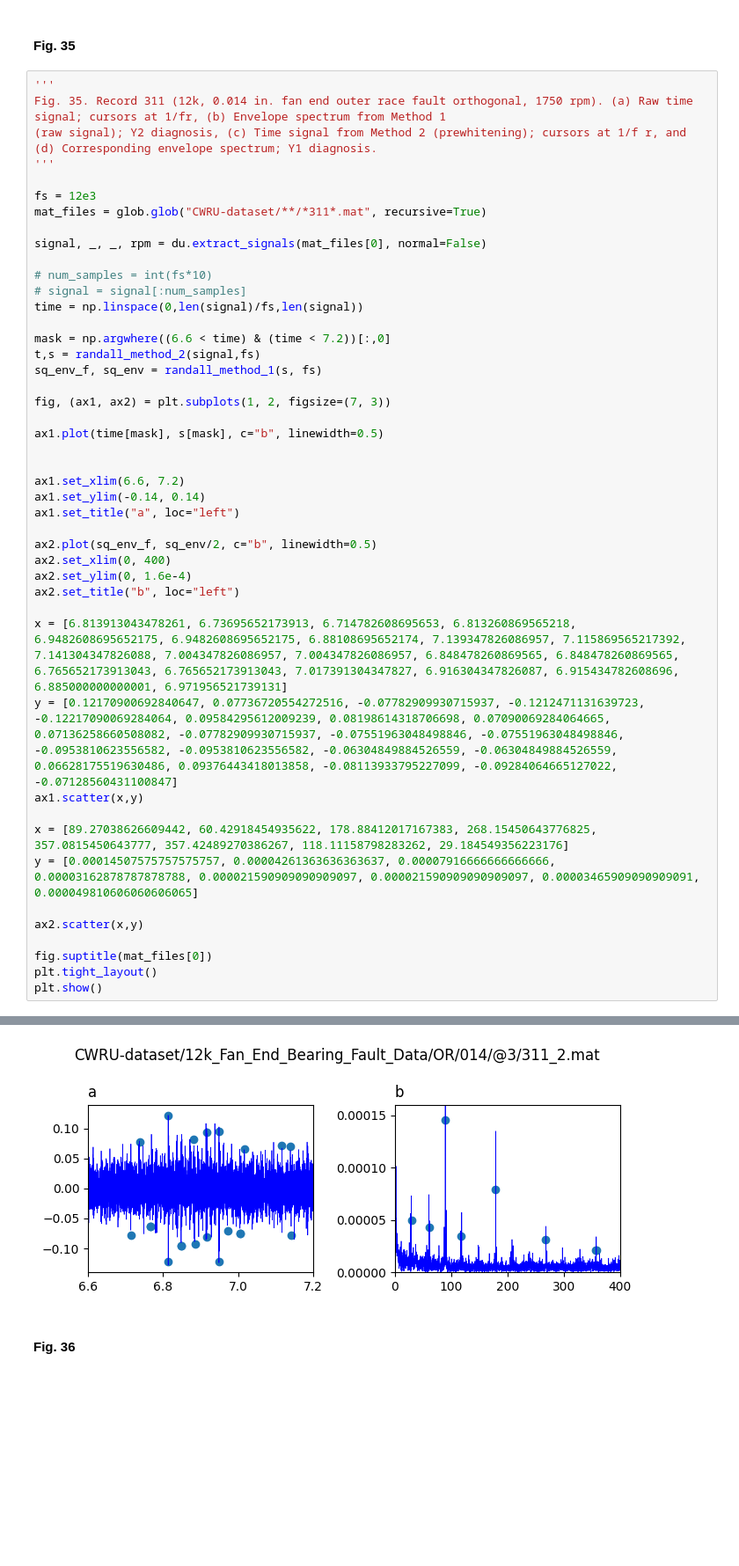
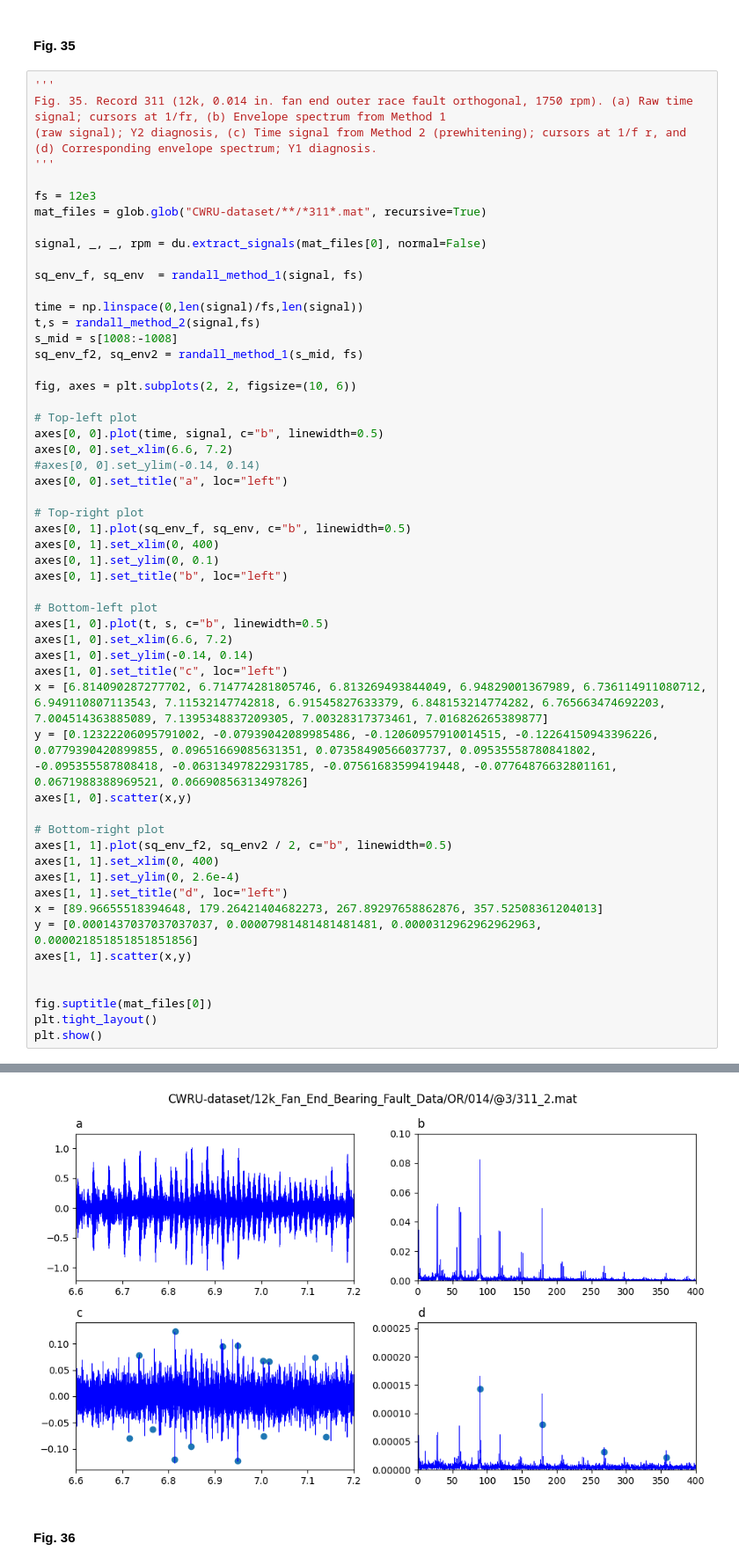
Before and after one commit to Aalto-Arotor/openConMo, a Jupyter notebook: src/randall_examples.ipynb, the cells around one changed output, grey strips where cells are left out. Shown at 88% size. Saved outputs shown, nothing was run; the diff lists cells and outputs as text; blank space fills up the shorter version.

```diff
--- a/src/randall_examples.ipynb
+++ b/src/randall_examples.ipynb
@@ -559,36 +589,45 @@ mat_files = glob.glob("CWRU-dataset/**/*311*.mat", recursive=True)
 
 signal, _, _, rpm = du.extract_signals(mat_files[0], normal=False)
 
-# num_samples = int(fs*10)
-# signal = signal[:num_samples]
+sq_env_f, sq_env  = randall_method_1(signal, fs)
+
 time = np.linspace(0,len(signal)/fs,len(signal))
+t,s = randall_method_2(signal,fs)
+s_mid = s[1008:-1008]
+sq_env_f2, sq_env2 = randall_method_1(s_mid, fs)
 
-mask = np.argwhere((6.6 < time) & (time < 7.2))[:,0]
-t,s = randall_method_2(signal,fs)
-sq_env_f, sq_env = randall_method_1(s, fs)
+fig, axes = plt.subplots(2, 2, figsize=(10, 6))
 
-fig, (ax1, ax2) = plt.subplots(1, 2, figsize=(7, 3))
+# Top-left plot
+axes[0, 0].plot(time, signal, c="b", linewidth=0.5)
+axes[0, 0].set_xlim(6.6, 7.2)
+#axes[0, 0].set_ylim(-0.14, 0.14)
+axes[0, 0].set_title("a", loc="left")
 
-ax1.plot(time[mask], s[mask], c="b", linewidth=0.5)
+# Top-right plot
+axes[0, 1].plot(sq_env_f, sq_env, c="b", linewidth=0.5)
+axes[0, 1].set_xlim(0, 400)
+axes[0, 1].set_ylim(0, 0.1)
+axes[0, 1].set_title("b", loc="left")
 
+# Bottom-left plot
+axes[1, 0].plot(t, s, c="b", linewidth=0.5)
+axes[1, 0].set_xlim(6.6, 7.2)
+axes[1, 0].set_ylim(-0.14, 0.14)
+axes[1, 0].set_title("c", loc="left")
+x = [6.814090287277702, 6.714774281805746, 6.813269493844049, 6.94829001367989, 6.736114911080712, 6.949110807113543, 7.11532147742818, 6.91545827633379, 6.848153214774282, 6.765663474692203, 7.004514363885089, 7.1395348837209305, 7.00328317373461, 7.016826265389877]
+y = [0.12322206095791002, -0.07939042089985486, -0.12060957910014515, -0.12264150943396226, 0.0779390420899855, 0.09651669085631351, 0.07358490566037737, 0.09535558780841802, -0.095355587808418, -0.06313497822931785, -0.07561683599419448, -0.07764876632801161, 0.0671988388969521, 0.06690856313497826]
+axes[1, 0].scatter(x,y)
 
-ax1.set_xlim(6.6, 7.2)
-ax1.set_ylim(-0.14, 0.14)
-ax1.set_title("a", loc="left")
+# Bottom-right plot
+axes[1, 1].plot(sq_env_f2, sq_env2 / 2, c="b", linewidth=0.5)
+axes[1, 1].set_xlim(0, 400)
+axes[1, 1].set_ylim(0, 2.6e-4)
+axes[1, 1].set_title("d", loc="left")
+x = [89.96655518394648, 179.26421404682273, 267.89297658862876, 357.52508361204013]
+y = [0.0001437037037037037, 0.00007981481481481481, 0.0000312962962962963, 0.000021851851851851856]
+axes[1, 1].scatter(x,y)
 
-ax2.plot(sq_env_f, sq_env/2, c="b", linewidth=0.5)
-ax2.set_xlim(0, 400)
-ax2.set_ylim(0, 1.6e-4)
-ax2.set_title("b", loc="left")
-
-x = [6.813913043478261, 6.73695652173913, 6.714782608695653, 6.813260869565218, 6.9482608695652175, 6.9482608695652175, 6.88108695652174, 7.139347826086957, 7.115869565217392, 7.141304347826088, 7.004347826086957, 7.004347826086957, 6.848478260869565, 6.848478260869565, 6.765652173913043, 6.765652173913043, 7.017391304347827, 6.916304347826087, 6.915434782608696, 6.885000000000001, 6.971956521739131]
-y = [0.12170900692840647, 0.07736720554272516, -0.07782909930715937, -0.1212471131639723, -0.12217090069284064, 0.09584295612009239, 0.08198614318706698, 0.07090069284064665, 0.07136258660508082, -0.07782909930715937, -0.07551963048498846, -0.07551963048498846, -0.0953810623556582, -0.0953810623556582, -0.06304849884526559, -0.06304849884526559, 0.06628175519630486, 0.09376443418013858, -0.08113933795227099, -0.09284064665127022, -0.07128560431100847]
-ax1.scatter(x,y)
-
-x = [89.27038626609442, 60.42918454935622, 178.88412017167383, 268.15450643776825, 357.0815450643777, 357.42489270386267, 118.11158798283262, 29.184549356223176]
-y = [0.00014507575757575757, 0.00004261363636363637, 0.00007916666666666666, 0.00003162878787878788, 0.000021590909090909097, 0.000021590909090909097, 0.00003465909090909091, 0.000049810606060606065]
-
-ax2.scatter(x,y)
 
 fig.suptitle(mat_files[0])
 plt.tight_layout()
@@ -598,4 +636,4 @@ Inside randall_method_2
-[figure, old version]
+[figure, new version]
 # %% [markdown]
 #### Fig. 36
 # %%
```
Also changed, not shown: parts of 16 cells of this notebook, 3 other files.
